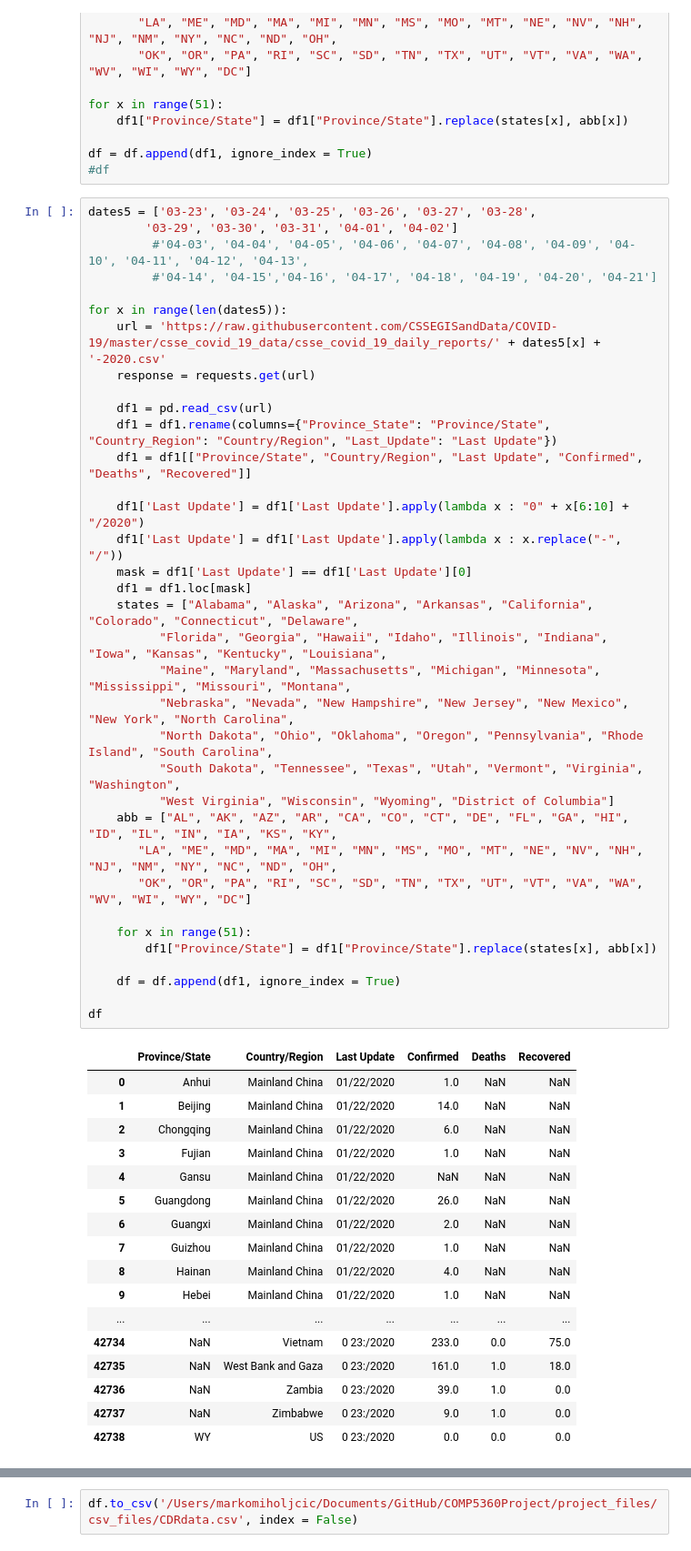
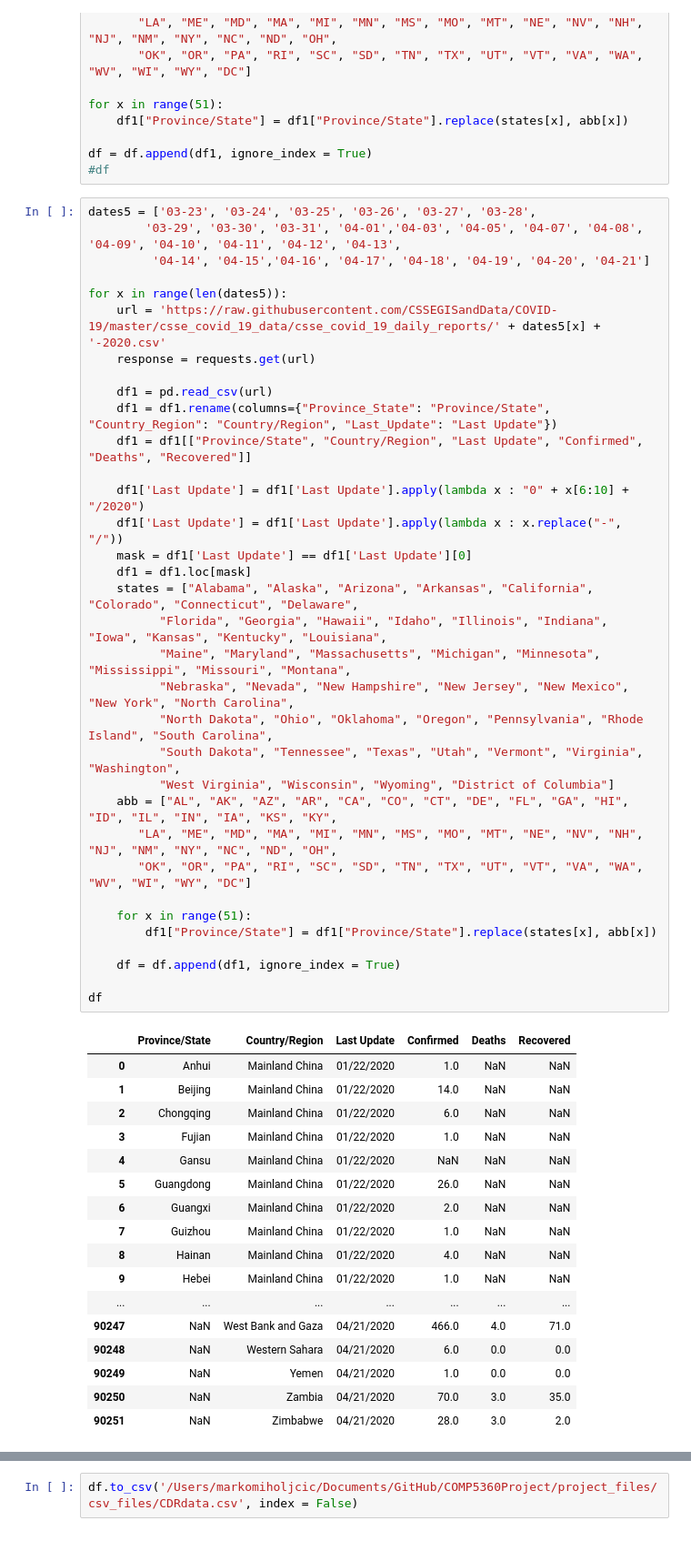
Before and after one commit to miholjcicmarko/COMP5360Project, a Jupyter notebook: python_journals/Importing COVID DATA.ipynb, the cells around one changed output, grey strips where cells are left out. Shown at 91% size. Cells and saved outputs as stored; diff of their text form.

```diff
--- a/python_journals/Importing COVID DATA.ipynb
+++ b/python_journals/Importing COVID DATA.ipynb
@@ -154,9 +154,8 @@ df = df.append(df1, ignore_index = True)
 #df
 # %%
 dates5 = ['03-23', '03-24', '03-25', '03-26', '03-27', '03-28',
-        '03-29', '03-30', '03-31', '04-01', '04-02']
-         #'04-03', '04-04', '04-05', '04-06', '04-07', '04-08', '04-09', '04-10', '04-11', '04-12', '04-13',
-         #'04-14', '04-15','04-16', '04-17', '04-18', '04-19', '04-20', '04-21']
+        '03-29', '03-30', '03-31', '04-01','04-03', '04-05', '04-07', '04-08', '04-09', '04-10', '04-11', '04-12', '04-13',
+         '04-14', '04-15','04-16', '04-17', '04-18', '04-19', '04-20', '04-21']
 
 for x in range(len(dates5)):
     url = 'https://raw.githubusercontent.com/CSSEGISandData/COVID-19/master/csse_covid_19_data/csse_covid_19_daily_reports/' + dates5[x] + '-2020.csv'
@@ -173,35 +172,35 @@ for x in range(len(dates5)):
     states = ["Alabama", "Alaska", "Arizona", "Arkansas", "California", "Colorado", "Connecticut", "Delaware",
           "Florida", "Georgia", "Hawaii", "Idaho", "Illinois", "Indiana", "Iowa", "Kansas", "Kentucky", "Louisiana",
           "Maine", "Maryland", "Massachusetts", "Michigan", "Minnesota", "Mississippi", "Missouri", "Montana",
           "Nebraska", "Nevada", "New Hampshire", "New Jersey", "New Mexico", "New York", "North Carolina",
           "North Dakota", "Ohio", "Oklahoma", "Oregon", "Pennsylvania", "Rhode Island", "South Carolina",
           "South Dakota", "Tennessee", "Texas", "Utah", "Vermont", "Virginia", "Washington",
           "West Virginia", "Wisconsin", "Wyoming", "District of Columbia"]
     abb = ["AL", "AK", "AZ", "AR", "CA", "CO", "CT", "DE", "FL", "GA", "HI", "ID", "IL", "IN", "IA", "KS", "KY",
        "LA", "ME", "MD", "MA", "MI", "MN", "MS", "MO", "MT", "NE", "NV", "NH", "NJ", "NM", "NY", "NC", "ND", "OH",
        "OK", "OR", "PA", "RI", "SC", "SD", "TN", "TX", "UT", "VT", "VA", "WA", "WV", "WI", "WY", "DC"]
 
     for x in range(51):
         df1["Province/State"] = df1["Province/State"].replace(states[x], abb[x])
 
     df = df.append(df1, ignore_index = True)
 
 df
 # %% [output]
 |  | Province/State | Country/Region | Last Update | Confirmed | Deaths | Recovered |
 | 0 | Anhui | Mainland China | 01/22/2020 | 1.0 | NaN | NaN |
 | 1 | Beijing | Mainland China | 01/22/2020 | 14.0 | NaN | NaN |
 | 2 | Chongqing | Mainland China | 01/22/2020 | 6.0 | NaN | NaN |
 | 3 | Fujian | Mainland China | 01/22/2020 | 1.0 | NaN | NaN |
 | 4 | Gansu | Mainland China | 01/22/2020 | NaN | NaN | NaN |
 | 5 | Guangdong | Mainland China | 01/22/2020 | 26.0 | NaN | NaN |
 | 6 | Guangxi | Mainland China | 01/22/2020 | 2.0 | NaN | NaN |
 | 7 | Guizhou | Mainland China | 01/22/2020 | 1.0 | NaN | NaN |
 | 8 | Hainan | Mainland China | 01/22/2020 | 4.0 | NaN | NaN |
 | 9 | Hebei | Mainland China | 01/22/2020 | 1.0 | NaN | NaN |
 | ... | ... | ... | ... | ... | ... | ... |
-| 42734 | NaN | Vietnam | 0 23:/2020 | 233.0 | 0.0 | 75.0 |
-| 42735 | NaN | West Bank and Gaza | 0 23:/2020 | 161.0 | 1.0 | 18.0 |
-| 42736 | NaN | Zambia | 0 23:/2020 | 39.0 | 1.0 | 0.0 |
-| 42737 | NaN | Zimbabwe | 0 23:/2020 | 9.0 | 1.0 | 0.0 |
-| 42738 | WY | US | 0 23:/2020 | 0.0 | 0.0 | 0.0 |
+| 90247 | NaN | West Bank and Gaza | 04/21/2020 | 466.0 | 4.0 | 71.0 |
+| 90248 | NaN | Western Sahara | 04/21/2020 | 6.0 | 0.0 | 0.0 |
+| 90249 | NaN | Yemen | 04/21/2020 | 1.0 | 0.0 | 0.0 |
+| 90250 | NaN | Zambia | 04/21/2020 | 70.0 | 3.0 | 35.0 |
+| 90251 | NaN | Zimbabwe | 04/21/2020 | 28.0 | 3.0 | 2.0 |
```
Also changed, not shown: parts of 7 cells of this notebook, 1 other file.
